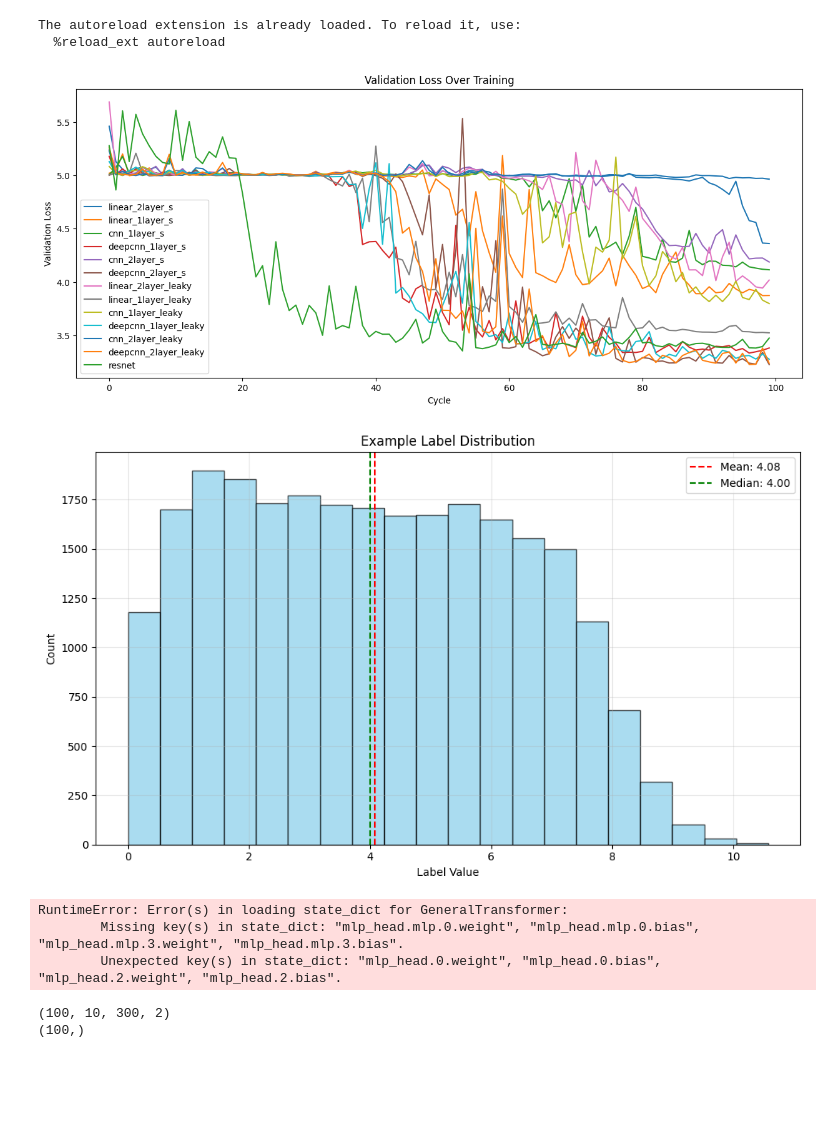
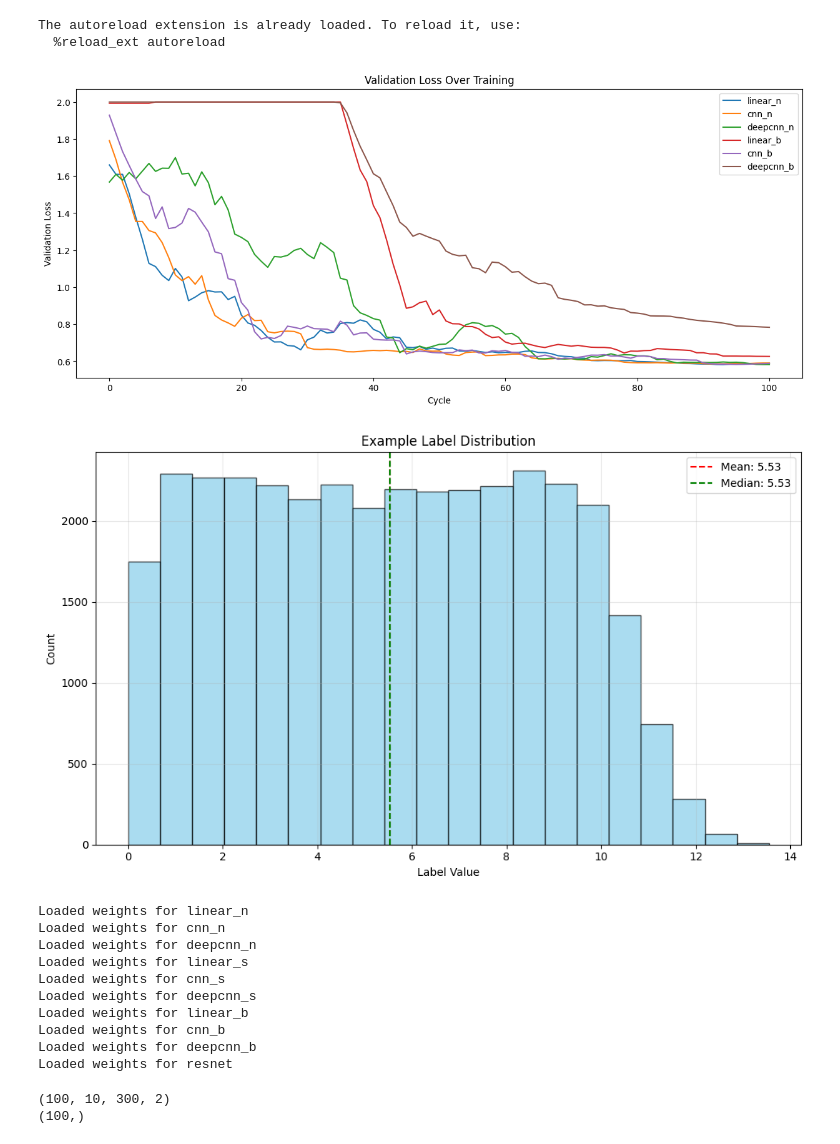
Before and after one commit to Biomedical-Imaging-Group/MolecularDiffusion_MiViT, a Jupyter notebook: train_resultsEmbeddings.ipynb, the cells around one changed output. Drawn from its saved outputs; the diff is of its cells as text; code cells hidden in the pictures; blank space fills up the shorter version.

```diff
--- a/train_resultsEmbeddings.ipynb
+++ b/train_resultsEmbeddings.ipynb
@@ -5,36 +5,43 @@ from trainSettingsEmbeddings import *
 from helpersPlot import *
 import pandas as pd
 import seaborn as sns
 
 
 %load_ext autoreload
 %reload_ext autoreload
 %autoreload 2
 
+def smooth_array(arr, n):
+    pad = n // 2
+    padded = np.pad(arr, pad, mode='edge')
+    kernel = np.ones(n) / n
+    smoothed = np.convolve(padded, kernel, mode='valid')
+    return smoothed
 
 # Load training results
-results = torch.load("training_results_real2.pth",map_location=torch.device('cpu'))
+results = torch.load("training_results_embed.pth",map_location=torch.device('cpu'))
 
 # Extract data
 validation_losses = results["validation_losses"]
 all_labels = results["all_labels"]
 model_weights = results["model_weights"]
 plt.figure(figsize=(15, 6))  # <-- Add this line to control figure size
 
 
 # Example: Plot validation loss curves
 for model_name, losses in validation_losses.items():
-    plt.plot(np.clip(losses["val_avg"],0,7), label=model_name)
+    if("_b" in model_name or "_n" in model_name):
+        plt.plot(smooth_array(np.clip(losses["val_avg"],0,2),10), label=model_name)
 
 plt.xlabel("Cycle")
 plt.ylabel("Validation Loss")
 plt.legend()
 plt.title("Validation Loss Over Training")
 plt.show()
 # %% [output]
 The autoreload extension is already loaded. To reload it, use:
   %reload_ext autoreload
-[figure, old version]
+[figure, new version]
 # %%
 import matplotlib.pyplot as plt
 import numpy as np
@@ -127,9 +134,8 @@ if __name__ == "__main__":
 
     plt.show()
 # %% [output]
-[figure, old version]
+[figure, new version]
 # %%
-from trainSettings import *
 
 models, optimizers, schedulers = getTrainingModels()
 
@@ -140,12 +146,20 @@ for name in list(models.keys()):
         model.load_state_dict(model_weights[name])
         model.eval()  # Set to evaluation mode
         print(f"Loaded weights for {name}")
+        print(sum(p.numel() for p in model.parameters() if p.requires_grad))
     else:
         print(f"Warning: No saved weights found for {name}")
 # %% [output]
-RuntimeError: Error(s) in loading state_dict for GeneralTransformer:
-        Missing key(s) in state_dict: "mlp_head.mlp.0.weight", "mlp_head.mlp.0.bias", "mlp_head.mlp.3.weight", "mlp_head.mlp.3.bias".
-        Unexpected key(s) in state_dict: "mlp_head.0.weight", "mlp_head.0.bias", "mlp_head.2.weight", "mlp_head.2.bias".
+Loaded weights for linear_n
+Loaded weights for cnn_n
+Loaded weights for deepcnn_n
+Loaded weights for linear_s
+Loaded weights for cnn_s
+Loaded weights for deepcnn_s
+Loaded weights for linear_b
+Loaded weights for cnn_b
+Loaded weights for deepcnn_b
+Loaded weights for resnet
 # %%
 # Load validation dataset (fixed, does not change across cycles)
 val_videos = load_validation_data(length=nFrames)  # Returns (vid1, vid3, vid5, vid7, vid_in_order)
```
Also changed, not shown: parts of 8 cells of this notebook, 2 other files.
